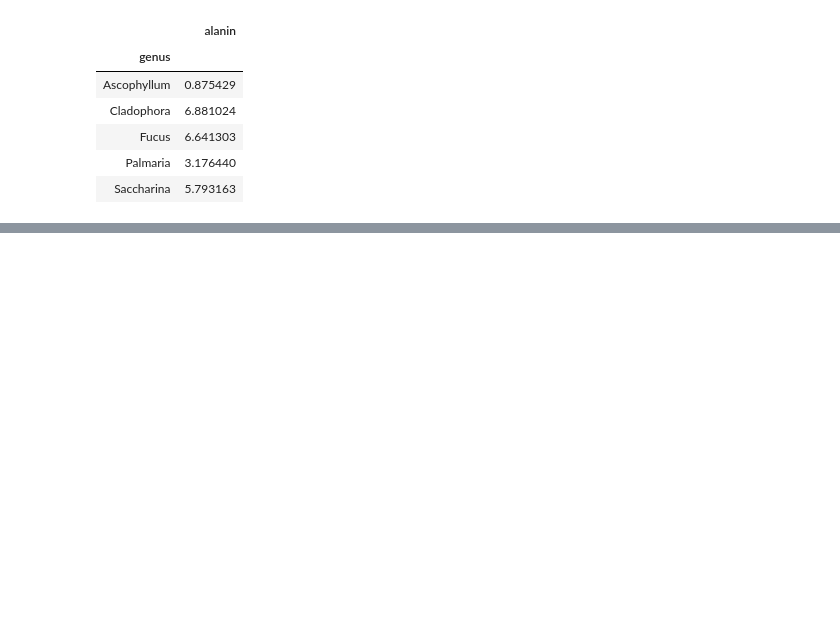
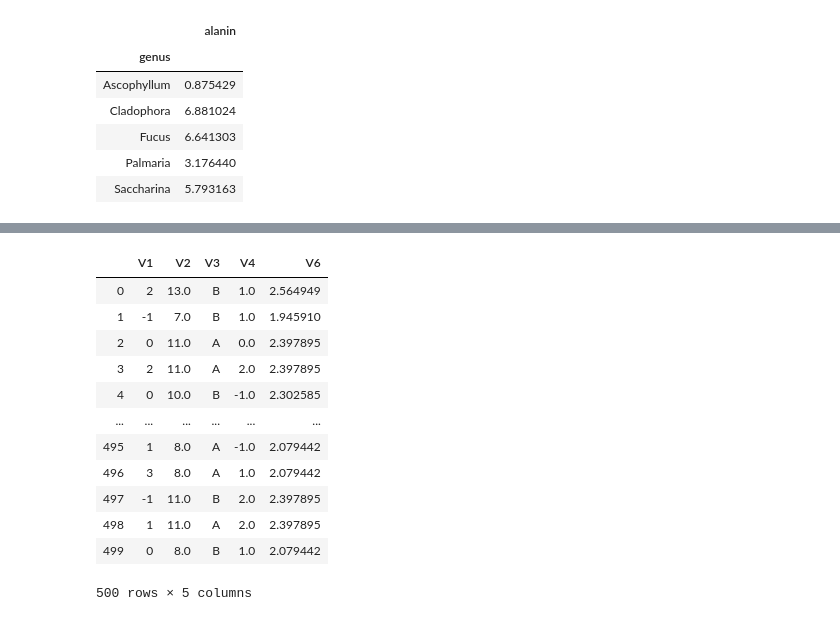
Before and after one commit to nealkafree/python, a Jupyter notebook: DataScienceCourse/datanotebook.ipynb, the cells around one changed output, grey strips where cells are left out. Cells and saved outputs as stored; diff of their text form; code cells hidden in the pictures; blank space fills up the shorter version.

```diff
--- a/DataScienceCourse/datanotebook.ipynb
+++ b/DataScienceCourse/datanotebook.ipynb
@@ -188,0 +209,4 @@ concentrations.groupby('group')
+# %%
+my_stat = pd.read_csv('my_stat.csv')
+subset_1 = my_stat.iloc[0:10, [0, 2]]
+subset_2 = my_stat[['V2', 'V4']].drop([0, 4])
@@ -188,0 +230,18 @@ concentrations.groupby('group')
+# %%
+import math
+my_stat = my_stat.assign(V5 = lambda x: x.V1 + x.V4)
+my_stat = my_stat.assign(V6 = lambda x: np.log(x.V2))
+# %% [output]
+|  | V1 | V2 | V3 | V4 | V6 |
+| 0 | 2 | 13.0 | B | 1.0 | 2.564949 |
+| 1 | -1 | 7.0 | B | 1.0 | 1.945910 |
+| 2 | 0 | 11.0 | A | 0.0 | 2.397895 |
+| 3 | 2 | 11.0 | A | 2.0 | 2.397895 |
+| 4 | 0 | 10.0 | B | -1.0 | 2.302585 |
+| ... | ... | ... | ... | ... | ... |
+| 495 | 1 | 8.0 | A | -1.0 | 2.079442 |
+| 496 | 3 | 8.0 | A | 1.0 | 2.079442 |
+| 497 | -1 | 11.0 | B | 2.0 | 2.397895 |
+| 498 | 1 | 11.0 | A | 2.0 | 2.397895 |
+| 499 | 0 | 8.0 | B | 1.0 | 2.079442 |
+500 rows × 5 columns
```
Also changed, not shown: parts of 19 cells of this notebook, 6 other files.
